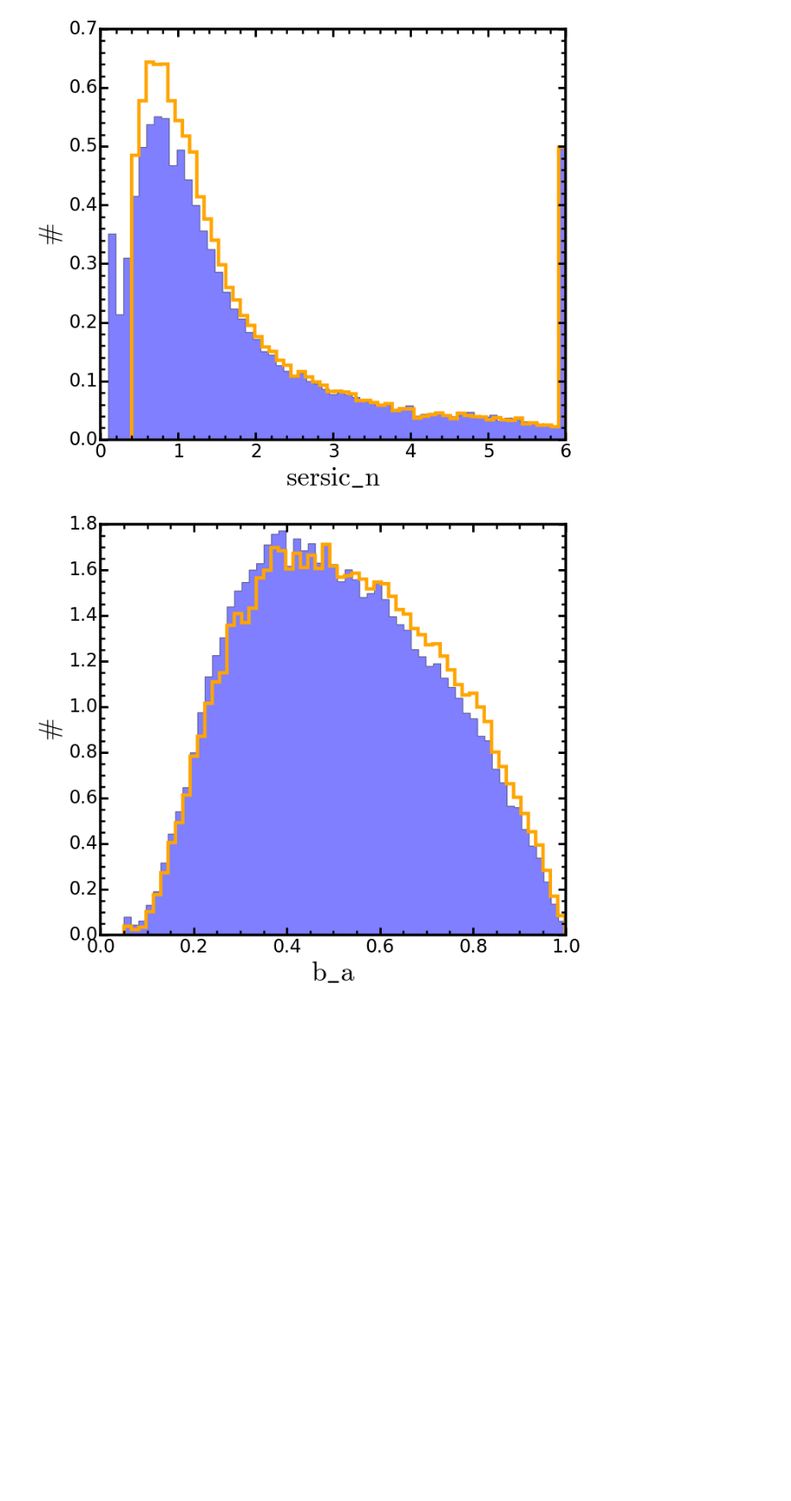
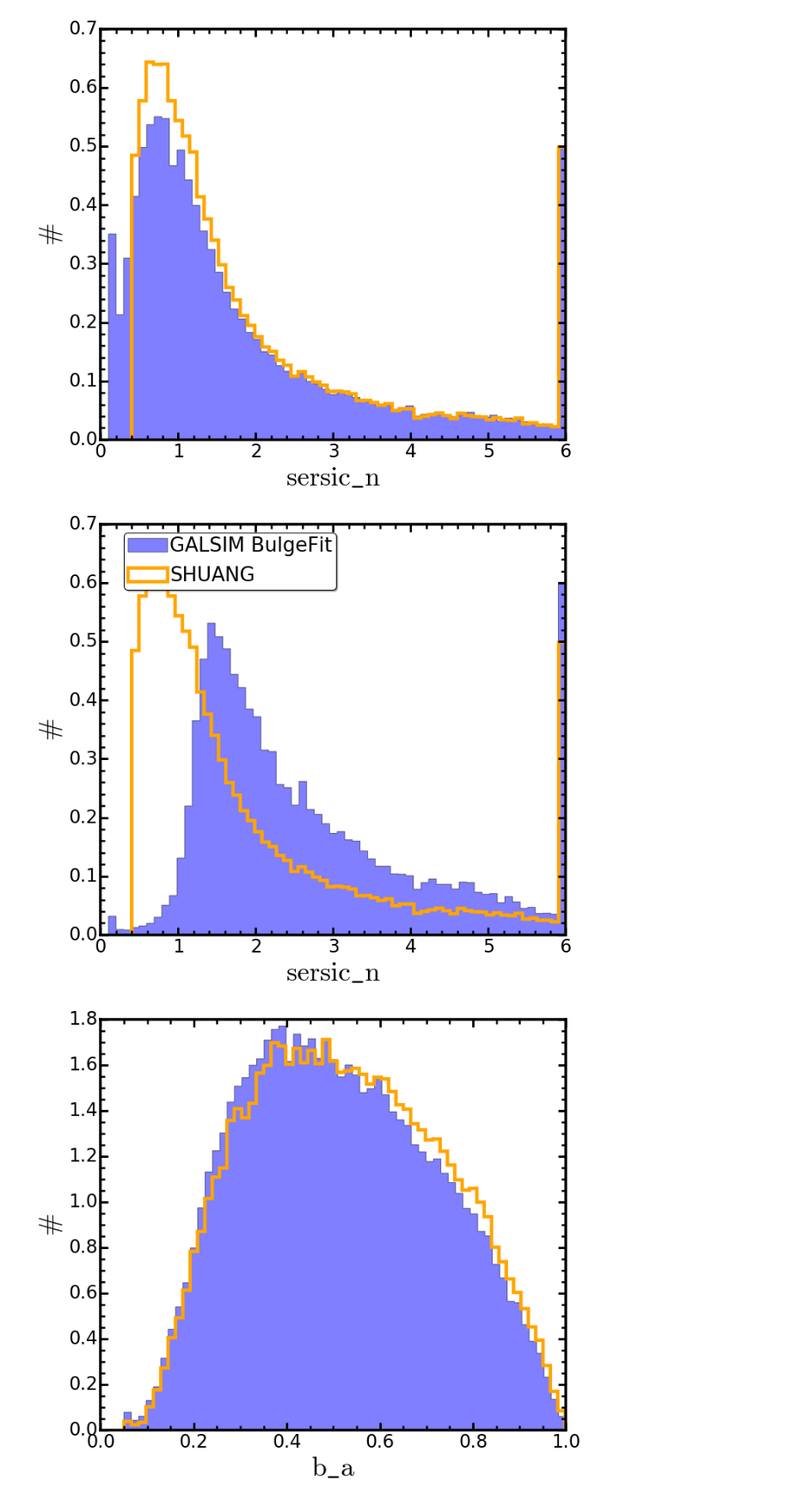
Before and after one commit to clackner2007/fake-sources, a Jupyter notebook: doc/cosmos/cosmosCat_compare.ipynb, the cells around one changed output. Shown at 86% size. Drawn from its saved outputs; the diff is of its cells as text; code cells hidden in the pictures; blank space fills up the shorter version.

```diff
--- a/doc/cosmos/cosmosCat_compare.ipynb
+++ b/doc/cosmos/cosmosCat_compare.ipynb
@@ -288,4 +303,9 @@ hist2 = simpleHist(catGalsim, 'sersic_n', sample1='GALSIM', bins=60,
                    alpha=0.5, table2=catShuang, sample2='SHUANG', showLegend=False)
 # %% [output]
 [figure]
+# %%
+hist2b = simpleHist(bpdGalsim, 'sersic_n', sample1='GALSIM BulgeFit', bins=60,
+                    alpha=0.5, table2=catShuang, sample2='SHUANG', showLegend=True)
+# %% [output]
+[figure, added]
 # %%
```
Also changed, not shown: parts of 6 cells of this notebook.
